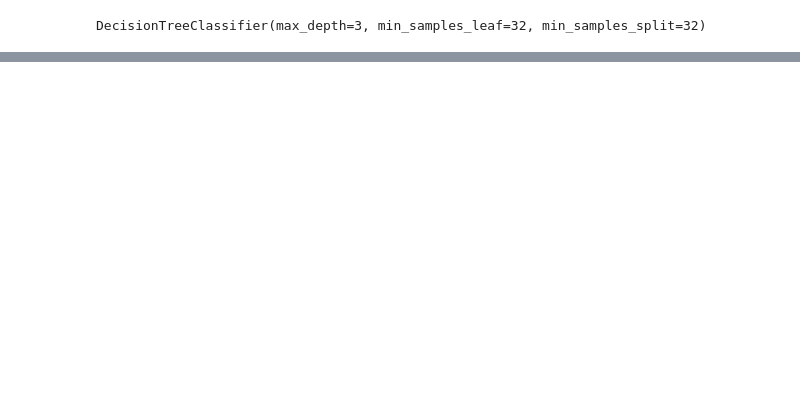
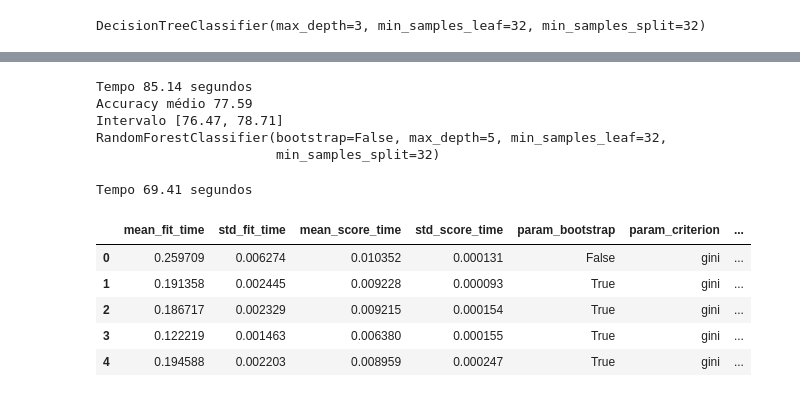
Before and after one commit to alvesalex-AI/al-ml, a Jupyter notebook: ML_otimizacao_modelos_por_hiperparametros/model1.ipynb, the cells around one changed output, grey strips where cells are left out. Cells and saved outputs as stored; diff of their text form; code cells hidden in the pictures; blank space fills up the shorter version.

```diff
--- a/ML_otimizacao_modelos_por_hiperparametros/model1.ipynb
+++ b/ML_otimizacao_modelos_por_hiperparametros/model1.ipynb
@@ -613,0 +909,51 @@ graph
+# %%
+tic = time.time()
+scores = cross_val_score(busca, x_azar, y_azar, cv = KFold(n_splits=5, shuffle=True))
+tac = time.time()
+tempo_que_passou = tac - tic
+print("Tempo %.2f segundos" % tempo_que_passou)
+imprime_score(scores)
+melhor = busca.best_estimator_
+print(melhor)
+# %% [output]
+Tempo 85.14 segundos
+Accuracy médio 77.59
+Intervalo [76.47, 78.71]
+RandomForestClassifier(bootstrap=False, max_depth=5, min_samples_leaf=32,
+                       min_samples_split=32)
+# %%
+SEED=301
+np.random.seed(SEED)
+
+espaco_de_parametros = {
+    "n_estimators" : randint(10, 101),
+    "max_depth" : randint(3, 6),
+    "min_samples_split": randint(32, 129),
+    "min_samples_leaf": randint(32, 129),
+    "bootstrap" : [True, False],
+    "criterion": ["gini", "entropy"]
+
+}
+
+tic = time.time()
+busca = RandomizedSearchCV(RandomForestClassifier(),
+                    espaco_de_parametros,
+                    n_iter = 80,
+                    cv = KFold(n_splits = 5, shuffle=True))
+busca.fit(x_azar, y_azar)
+tac = time.time()
+tempo_que_passou = tac - tic
+print("Tempo %.2f segundos" % tempo_que_passou)
+
+
+
+resultados = pd.DataFrame(busca.cv_results_)
+resultados.head()
+# %% [output]
+Tempo 69.41 segundos
+|  | mean_fit_time | std_fit_time | mean_score_time | std_score_time | param_bootstrap | param_criterion | ... |
+| 0 | 0.259709 | 0.006274 | 0.010352 | 0.000131 | False | gini | ... |
+| 1 | 0.191358 | 0.002445 | 0.009228 | 0.000093 | True | gini | ... |
+| 2 | 0.186717 | 0.002329 | 0.009215 | 0.000154 | True | gini | ... |
+| 3 | 0.122219 | 0.001463 | 0.006380 | 0.000155 | True | gini | ... |
+| 4 | 0.194588 | 0.002203 | 0.008959 | 0.000247 | True | gini | ... |
```
Also changed, not shown: parts of 31 cells of this notebook.
